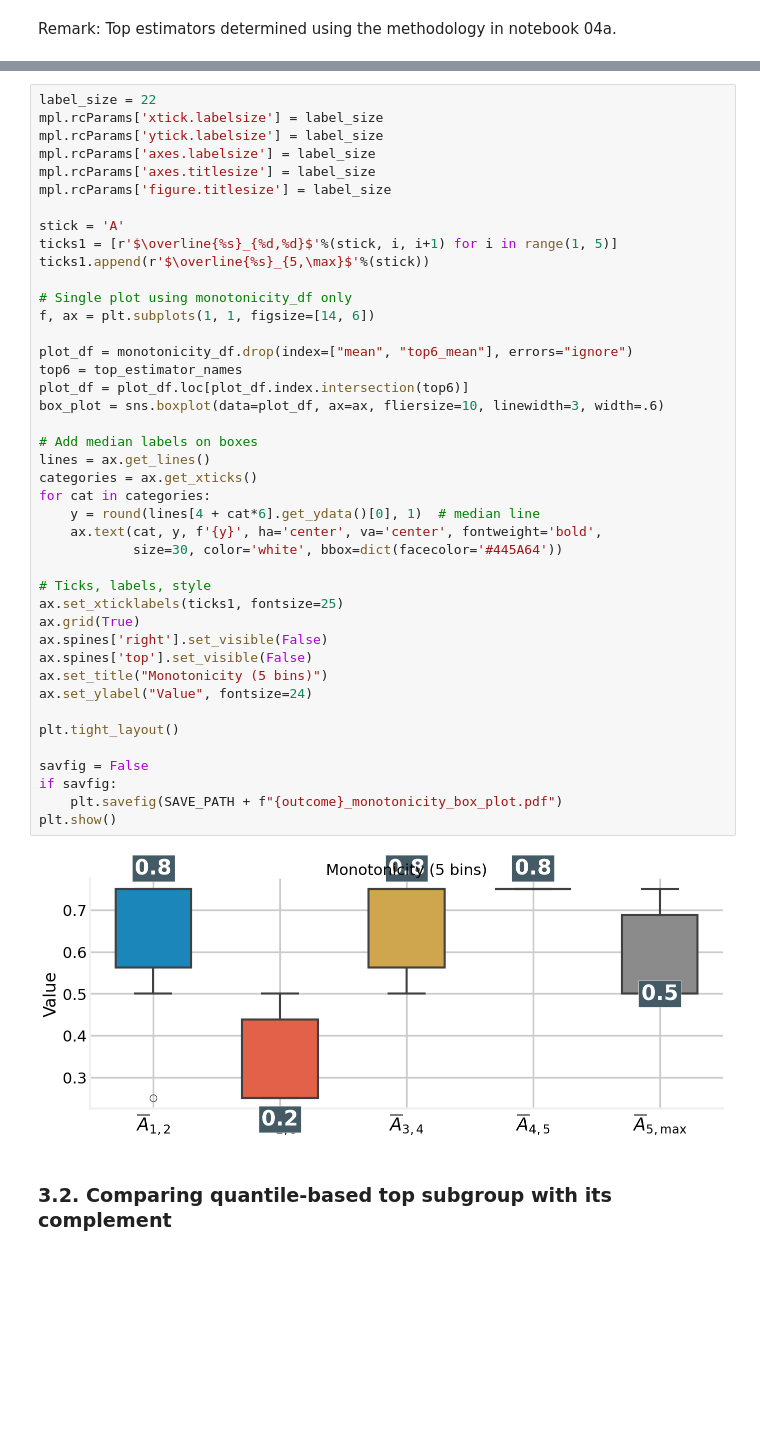
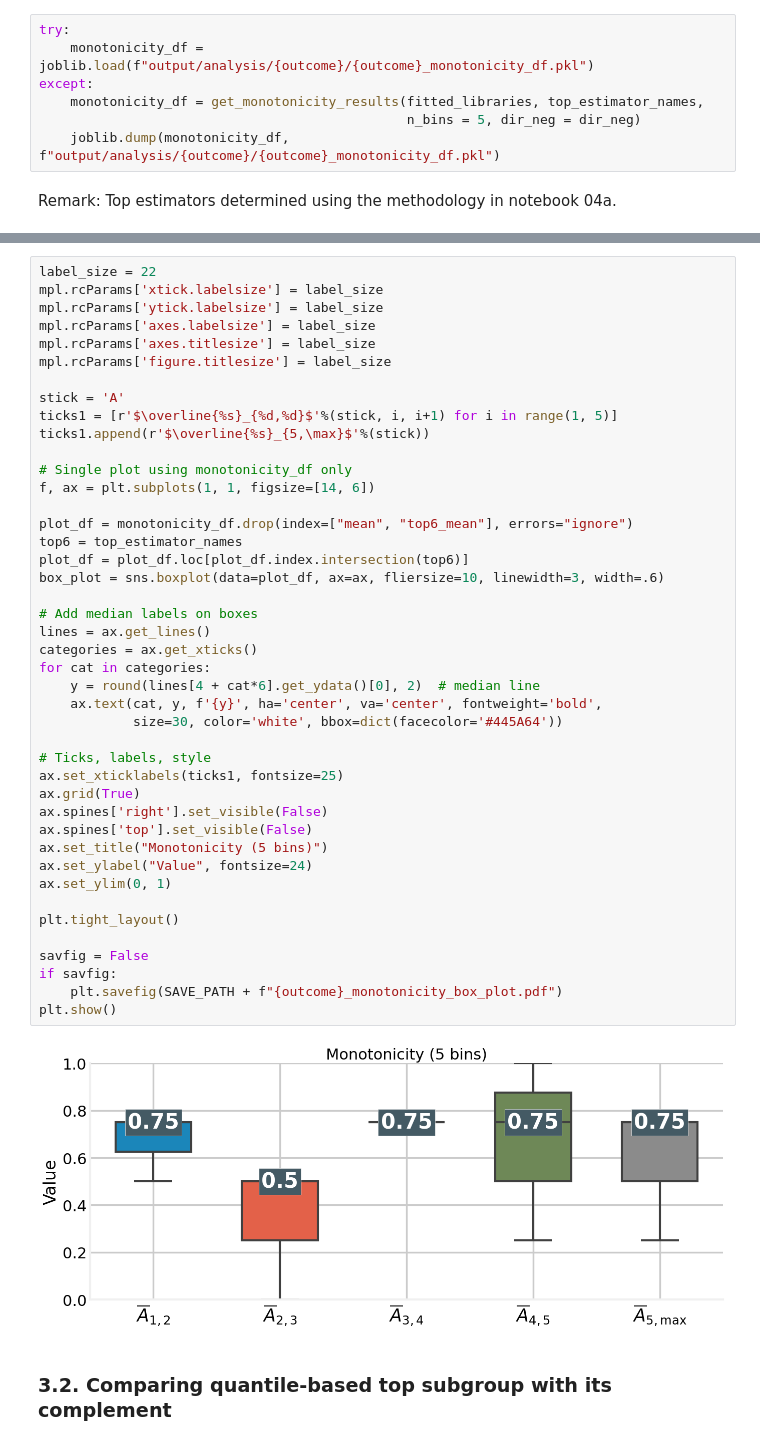
Before and after one commit to Zen0fficial/causal-targeting, a Jupyter notebook: 03a_GI_validate_CATE_estimators.ipynb, the cells around one changed output, grey strips where cells are left out. Drawn from its saved outputs; the diff is of its cells as text; blank space fills up the shorter version.

```diff
--- a/03a_GI_validate_CATE_estimators.ipynb
+++ b/03a_GI_validate_CATE_estimators.ipynb
@@ -444,2 +420,9 @@ monotonicity_df.round(2)
+# %%
+try:
+    monotonicity_df = joblib.load(f"output/analysis/{outcome}/{outcome}_monotonicity_df.pkl")
+except:
+    monotonicity_df = get_monotonicity_results(fitted_libraries, top_estimator_names,
+                                               n_bins = 5, dir_neg = dir_neg)
+    joblib.dump(monotonicity_df, f"output/analysis/{outcome}/{outcome}_monotonicity_df.pkl")
 # %% [markdown]
 Remark: Top estimators determined using the methodology in notebook 04a.
@@ -462,34 +441,35 @@ ticks1.append(r'$\overline{%s}_{5,\max}$'%(stick))
 # Single plot using monotonicity_df only
 f, ax = plt.subplots(1, 1, figsize=[14, 6])
 
 plot_df = monotonicity_df.drop(index=["mean", "top6_mean"], errors="ignore")
 top6 = top_estimator_names
 plot_df = plot_df.loc[plot_df.index.intersection(top6)]
 box_plot = sns.boxplot(data=plot_df, ax=ax, fliersize=10, linewidth=3, width=.6)
 
 # Add median labels on boxes
 lines = ax.get_lines()
 categories = ax.get_xticks()
 for cat in categories:
-    y = round(lines[4 + cat*6].get_ydata()[0], 1)  # median line
+    y = round(lines[4 + cat*6].get_ydata()[0], 2)  # median line
     ax.text(cat, y, f'{y}', ha='center', va='center', fontweight='bold',
             size=30, color='white', bbox=dict(facecolor='#445A64'))
 
 # Ticks, labels, style
 ax.set_xticklabels(ticks1, fontsize=25)
 ax.grid(True)
 ax.spines['right'].set_visible(False)
 ax.spines['top'].set_visible(False)
 ax.set_title("Monotonicity (5 bins)")
 ax.set_ylabel("Value", fontsize=24)
+ax.set_ylim(0, 1)
 
 plt.tight_layout()
 
 savfig = False
 if savfig:
     plt.savefig(SAVE_PATH + f"{outcome}_monotonicity_box_plot.pdf")
 plt.show()
 # %% [output]
-[figure, old version]
+[figure, new version]
 # %% [markdown]
 ### 3.2. Comparing quantile-based top subgroup with its complement
```
Also changed, not shown: parts of 25 cells of this notebook, 3 other files.
